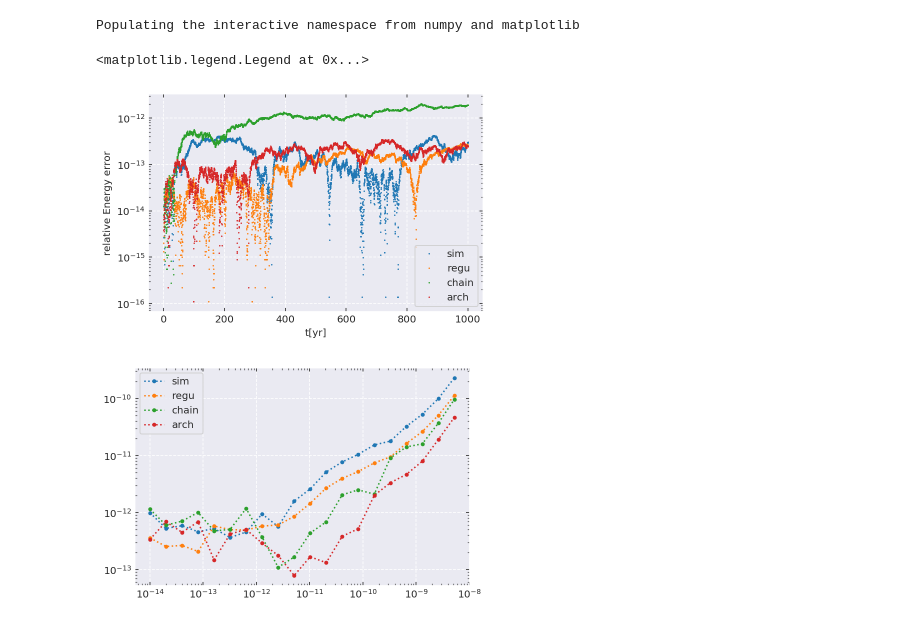
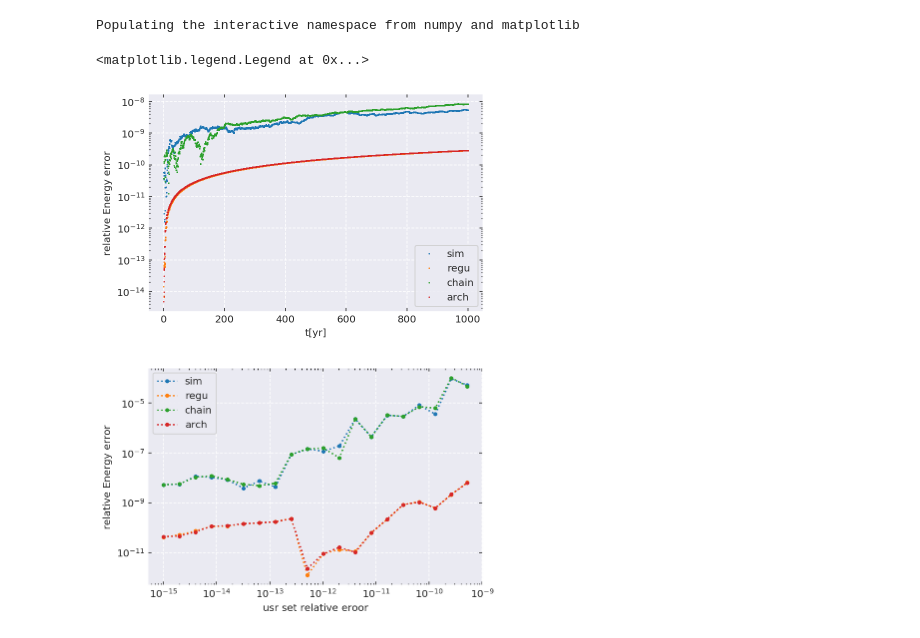
Before and after one commit to YihanWangAstro/SpaceHub, a Jupyter notebook: draw.ipynb, the cells around one changed output. Saved outputs shown, nothing was run; the diff lists cells and outputs as text; code cells hidden in the pictures.

```diff
--- a/draw.ipynb
+++ b/draw.ipynb
@@ -179,37 +179,39 @@ for p in p_step:
     tab(p, vel_cof)
     print("\n")
 # %%
-sim_name = "cmake-build-debug/earth-system"
-#sim_name = "cmake-build-debug/two-body"
-#sim_name = "cmake-build-debug/kozai"
+#sim_name = "test/regression_test/earth-system"
+sim_name = "test/regression_test/two-body"
+#sim_name = "test/regression_test/kozai"
 sim_suffix = ["sim", "regu", "chain", "arch"]
+
+
 
 fname = [sim_name + "-" + s for s in sim_suffix]
 
 t_err = [np.loadtxt(f + ".err", delimiter=",") for f in fname]
 
 err_scale = [np.loadtxt(f + ".scale") for f in fname]
 
 fig = plt.figure()
 for te, name in zip(t_err, sim_suffix):
     plt.plot(
         te[:, 0] / np.pi / 2, np.abs(te[:, 1]), ".", label=name, lw=1, markersize=1
     )
     plt.yscale("log")
     plt.xlabel("t[yr]")
     plt.ylabel("relative Energy error")
 plt.legend()
 
 
 fig = plt.figure()
 for e, name in zip(err_scale, sim_suffix):
     plt.plot(e[0, :], np.abs(e[1, :]), '.:',label=name)
     plt.xscale("log")
     plt.yscale("log")
     plt.xlabel("usr set relative eroor")
     plt.ylabel("relative Energy error")
 plt.legend()
 # %% [output]
 <matplotlib.legend.Legend at 0x...>
-[figure, old version]
+[figure, new version]
-[figure, old version]
+[figure, new version]
```
Also changed, not shown: 1 other file.
